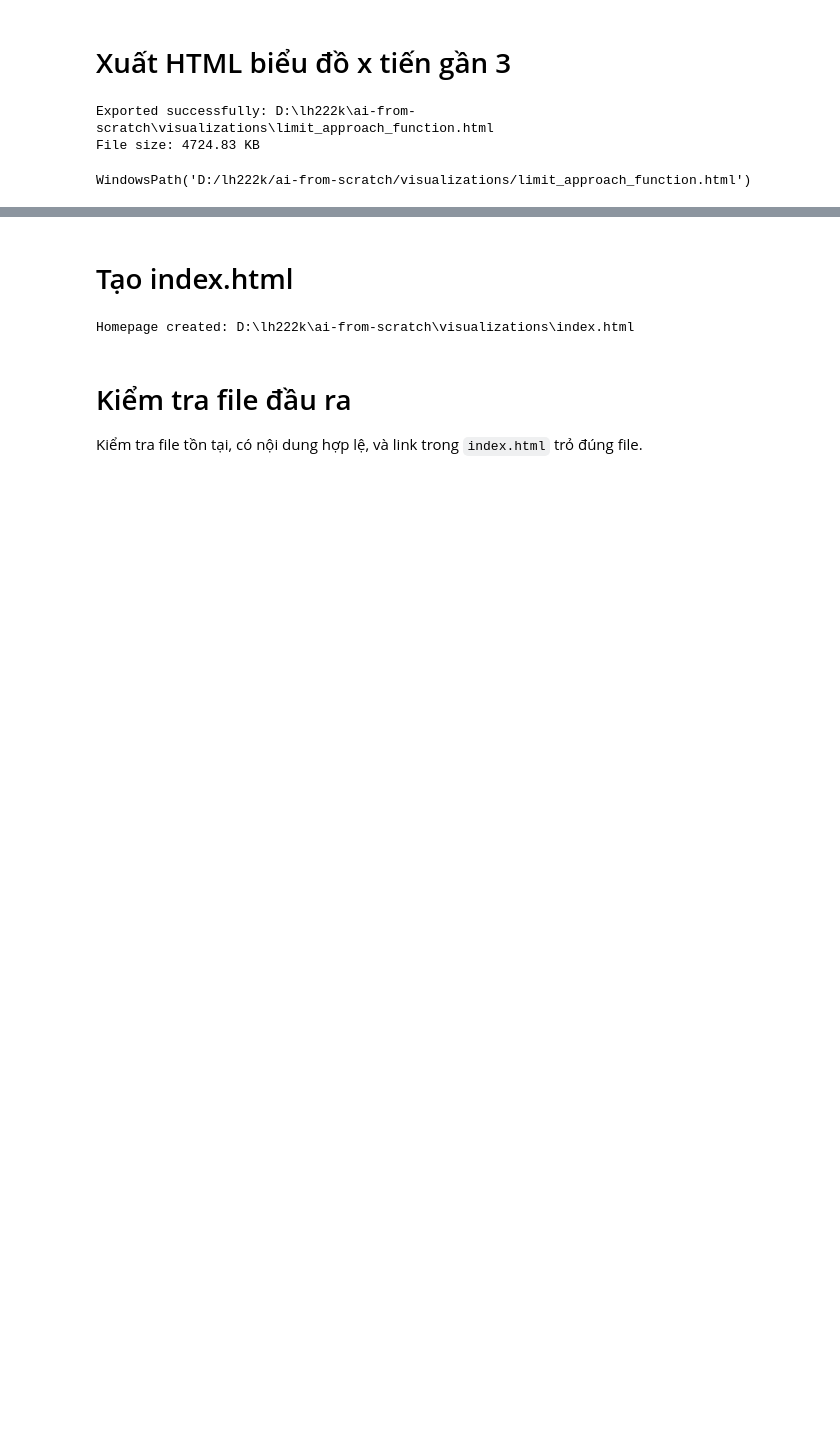
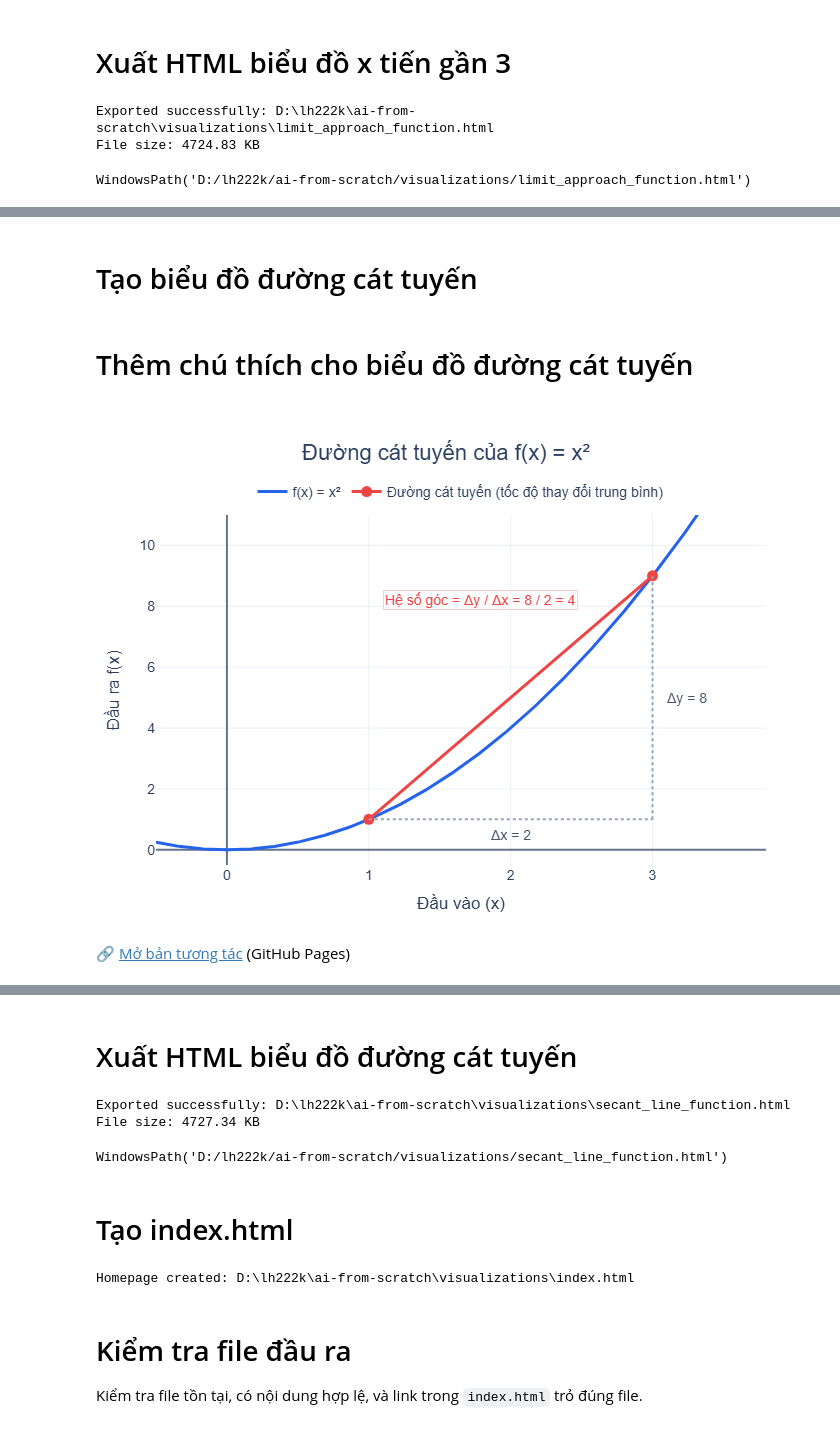
Before and after one commit to tlh222k/ai-from-scratch, a Jupyter notebook: visualizations/notebooks/function_visualization.ipynb, the cells around one changed output, grey strips where cells are left out. Drawn from its saved outputs; the diff is of its cells as text; code cells hidden in the pictures; blank space fills up the shorter version.

Commit message:
Được tạo bằng Colab

```diff
--- a/visualizations/notebooks/function_visualization.ipynb
+++ b/visualizations/notebooks/function_visualization.ipynb
@@ -1448,0 +1498,2 @@ WindowsPath('D:/lh222k/ai-from-scratch/visualizations/limit_approach_function.ht
+# %% [markdown]
+# Tạo biểu đồ đường cát tuyến
@@ -1448,0 +1618,43 @@ WindowsPath('D:/lh222k/ai-from-scratch/visualizations/limit_approach_function.ht
+# %% [markdown]
+# Thêm chú thích cho biểu đồ đường cát tuyến
+# %%
+secant_caption = r"""
+Đường màu đỏ nối hai điểm \((1,1)\) và \((3,9)\) trên đồ thị của
+\(f(x)=x^2\). Đường thẳng đi qua hai điểm của một đồ thị được gọi là
+<strong>đường cát tuyến (secant line)</strong>.
+
+<br><br>
+
+<strong>Hệ số góc</strong> của nó biểu diễn
+<strong>tốc độ thay đổi trung bình</strong> giữa \(x=1\) và \(x=3\):
+
+\[
+\frac{f(3)-f(1)}{3-1}=\frac{9-1}{2}=4
+\]
+
+Nghĩa là: trung bình, trong khoảng từ \(x=1\) đến \(x=3\), mỗi khi
+\(x\) tăng 1 đơn vị thì \(f(x)\) tăng 4 đơn vị.
+
+<br>
+
+<strong>Ý tưởng chính:</strong>
+
+Với hàm bậc hai, tốc độ thay đổi trung bình <em>phụ thuộc vào khoảng
+được chọn</em>. Chẳng hạn, giữa \(x=0\) và \(x=1\) nó chỉ bằng 1,
+còn giữa \(x=1\) và \(x=3\) nó bằng 4. Đường cát tuyến chỉ cho biết
+mức thay đổi <em>trung bình</em>, không phải tốc độ thay đổi tại một điểm.
+"""
+
+
+add_caption(
+    fig=fig_secant,
+
+    caption=secant_caption,
+
+    title="Tìm hiểu đường cát tuyến và tốc độ thay đổi trung bình",
+
+    html_name="secant_line_function.html"
+)
+# %% [output]
+[figure, added]
+🔗 Mở bản tương tác (GitHub Pages)
@@ -1449,3 +1662,21 @@ WindowsPath('D:/lh222k/ai-from-scratch/visualizations/limit_approach_function.ht
+# %% [markdown]
+# Xuất HTML biểu đồ đường cát tuyến
+# %%
+export_figure(
+    fig=fig_secant,
+
+    filename="secant_line_function.html",
+
+    caption=secant_caption,
+
+    caption_title="Tìm hiểu đường cát tuyến và tốc độ thay đổi trung bình",
+
+    page_title="Đường cát tuyến - AI From Scratch"
+)
+# %% [output]
+Exported successfully: D:\lh222k\ai-from-scratch\visualizations\secant_line_function.html
+File size: 4727.34 KB
+WindowsPath('D:/lh222k/ai-from-scratch/visualizations/secant_line_function.html')
 # %% [markdown]
 # Tạo index.html
 # %%
```
Also changed, not shown: parts of 7 cells of this notebook, 6 other files.
